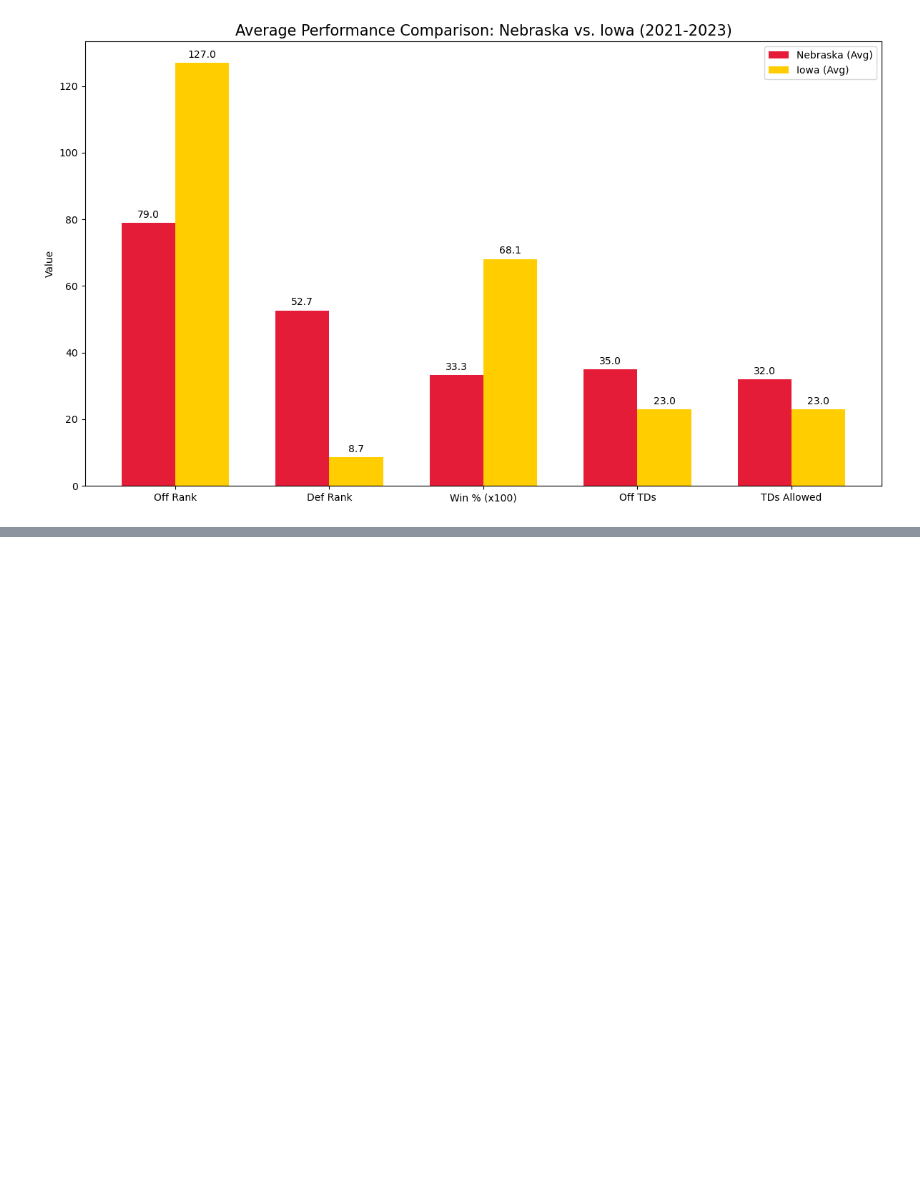
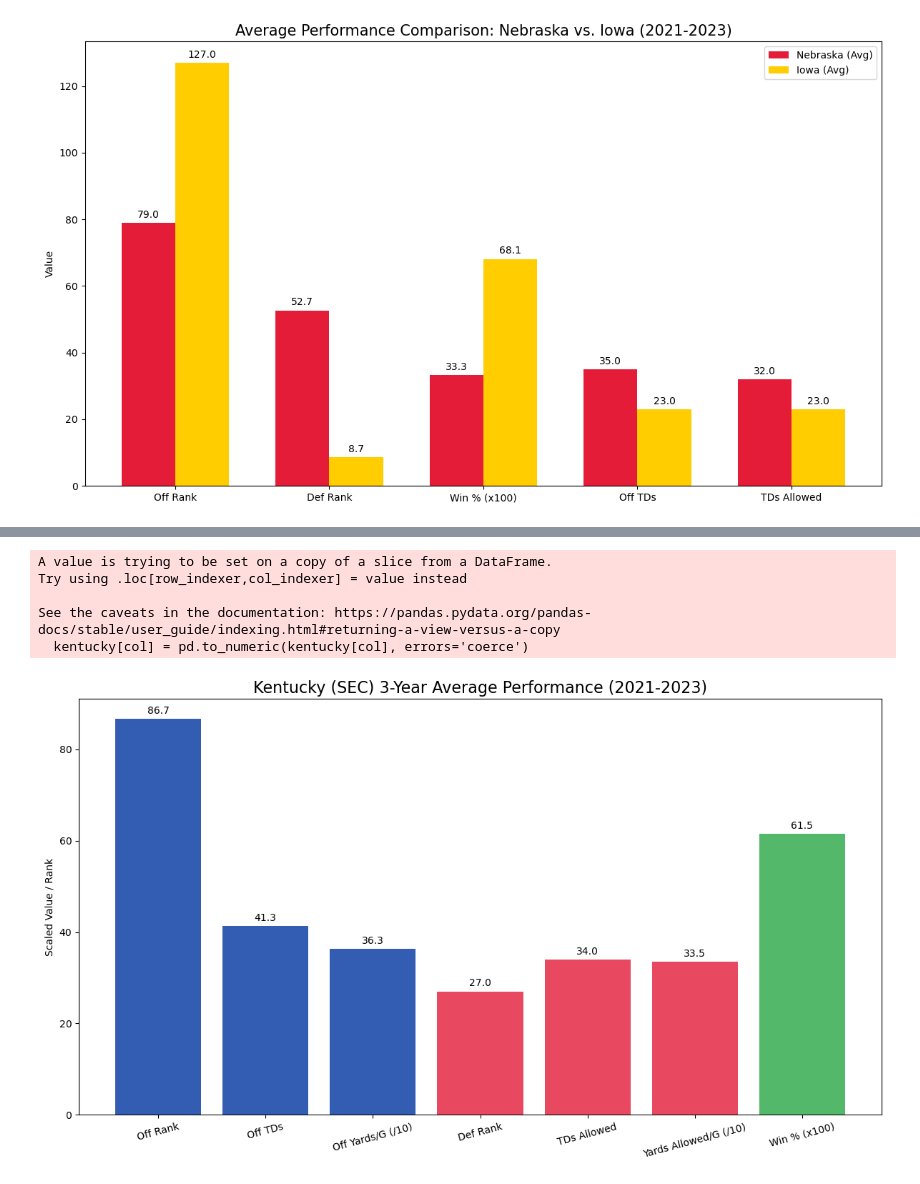
Before and after one commit to jakerbergen353/CollegeFootballProject, a Jupyter notebook: projrctscrap.ipynb, the cells around one changed output, grey strips where cells are left out. Saved outputs shown, nothing was run; the diff lists cells and outputs as text; code cells hidden in the pictures; blank space fills up the shorter version.

```diff
--- a/projrctscrap.ipynb
+++ b/projrctscrap.ipynb
@@ -1097,0 +1230,66 @@ plt.show()
+# %%
+df = pd.read_csv('cfb_off.csv')
+
+# 2. Filter for Kentucky (SEC)
+kentucky = df[df['Team'].str.contains('Kentucky', case=False, na=False)]
+
+# 3. Define metrics and ensure numeric
+metrics = [
+    'Off Rank', 'Off TDs', 'Off Yards per Game',
+    'Def Rank', 'Total TDs Allowed', 'Yards Per Game Allowed',
+    'Win_Pct'
+]
+
+for col in metrics:
+    kentucky[col] = pd.to_numeric(kentucky[col], errors='coerce')
+
+# 4. Calculate the average across all years (2021-2023)
+ky_avg = kentucky[metrics].mean()
+
+# 5. Scaling for visualization
+# Yards / 10, Win Pct * 100 to make them visible on the same scale
+plot_data = {
+    'Off Rank': ky_avg['Off Rank'],
+    'Off TDs': ky_avg['Off TDs'],
+    'Off Yards/G (/10)': ky_avg['Off Yards per Game'] / 10,
+    'Def Rank': ky_avg['Def Rank'],
+    'TDs Allowed': ky_avg['Total TDs Allowed'],
+    'Yards Allowed/G (/10)': ky_avg['Yards Per Game Allowed'] / 10,
+    'Win % (x100)': ky_avg['Win_Pct'] * 100
+}
+
+# 6. Create the Bar Plot
+labels = list(plot_data.keys())
+values = list(plot_data.values())
+
+fig, ax = plt.subplots(figsize=(12, 7))
+# Colors: Blue for Offense, Red for Defense, Green for Win %
+colors = ['#0033A0', '#0033A0', '#0033A0', '#E41C38', '#E41C38', '#E41C38', '#28A745']
+bars = ax.bar(labels, values, color=colors, alpha=0.8)
+
+# 7. Formatting
+ax.set_ylabel('Scaled Value / Rank')
+ax.set_title("Kentucky (SEC) 3-Year Average Performance (2021-2023)", fontsize=16)
+plt.xticks(rotation=15)
+
+# Add numeric labels on top of bars
+for bar in bars:
+    height = bar.get_height()
+    ax.annotate(f'{height:.1f}',
+                xy=(bar.get_x() + bar.get_width() / 2, height),
+                xytext=(0, 3),
+                textcoords="offset points",
+                ha='center', va='bottom')
+
+plt.tight_layout()
+
+# 8. Save the image
+plt.savefig('kentucky_3yr_average_performance.png', dpi=300)
+plt.show()
+# %% [output]
+A value is trying to be set on a copy of a slice from a DataFrame.
+Try using .loc[row_indexer,col_indexer] = value instead
+
+See the caveats in the documentation: https://pandas.pydata.org/pandas-docs/stable/user_guide/indexing.html#returning-a-view-versus-a-copy
+  kentucky[col] = pd.to_numeric(kentucky[col], errors='coerce')
+[figure, added]
```
Also changed, not shown: parts of 4 cells of this notebook, 6 other files.
